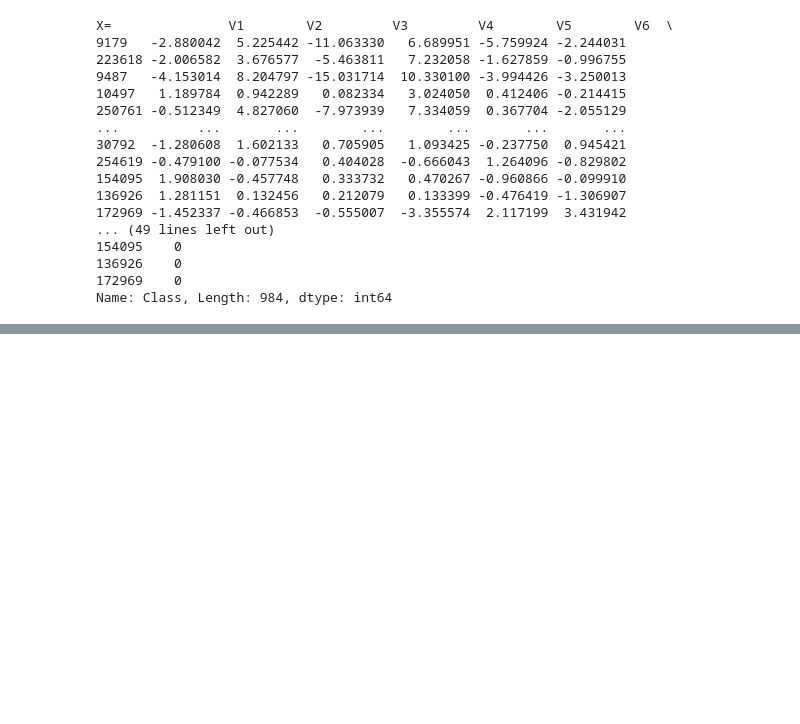
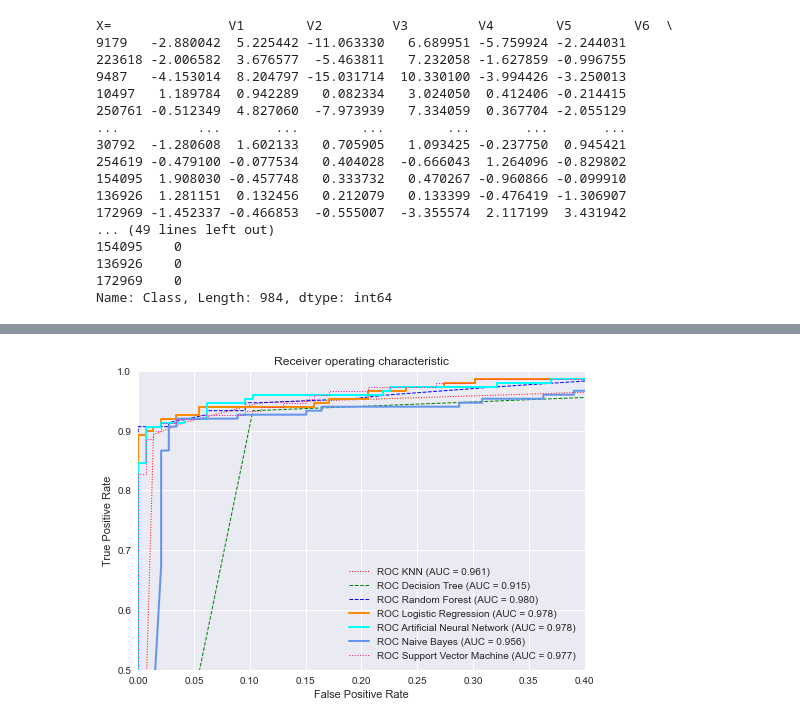
Before and after one commit to NehaDas25/DataScience_CS5661, a Jupyter notebook: Credit_Card_Fraud_Detection.ipynb, the cells around one changed output, grey strips where cells are left out. Drawn from its saved outputs; the diff is of its cells as text; code cells hidden in the pictures; blank space fills up the shorter version.

```diff
--- a/Credit_Card_Fraud_Detection.ipynb
+++ b/Credit_Card_Fraud_Detection.ipynb
@@ -317,0 +400,35 @@ plt.show()
+# %%
+%matplotlib inline
+plt.style.use('seaborn')
+plt.figure()
+# Curve for KNN
+plt.plot(fpr1, tpr1, color='red', lw=1, linestyle=':', label='ROC KNN (AUC = %0.3f)' % AUC_KNN)
+# Curve for Decision Tree
+plt.plot(fpr2, tpr2, color='green', lw=1, linestyle='--', label='ROC Decision Tree (AUC = %0.3f)' % AUC_dt)
+# Curve for Random Forest
+plt.plot(fpr3, tpr3, color='blue', lw=1, linestyle='--', label='ROC Random Forest (AUC = %0.3f)' % AUC_rf)
+# Curve for Logistic Regression
+plt.plot(fpr4, tpr4, color='darkorange', lw=2, label='ROC Logistic Regression (AUC = %0.3f)' % AUC_lr)
+# Curve for Artificial Neural Network
+plt.plot(fpr5, tpr5, color='aqua', lw=2, label='ROC Artificial Neural Network (AUC = %0.3f)' % AUC_ann)
+# Curve for Naive Bayes
+plt.plot(fpr6, tpr6, color='cornflowerblue', lw=2, label='ROC Naive Bayes (AUC = %0.3f)' % AUC_nb)
+# Curve for Support Vector Machine
+plt.plot(fpr7, tpr7, color='deeppink', lw=1, linestyle=':',  label='ROC Support Vector Machine (AUC = %0.3f)' % AUC_svm)
+
+# Random Guess line:
+plt.plot([0, 1], [0, 1], color='black', lw=2, linestyle='--')
+
+# Defining The Range of X-Axis and Y-Axis:
+plt.xlim([0, 0.4])
+plt.ylim([0.5, 1])
+
+# Labels, Title, Legend:
+plt.xlabel('False Positive Rate')
+plt.ylabel('True Positive Rate')
+plt.title('Receiver operating characteristic')
+plt.legend(loc="lower right")
+plt.savefig('ROCzoom',dpi=100)
+plt.show()
+# %% [output]
+[figure, added]
```
Also changed, not shown: parts of 20 cells of this notebook, 4 other files.
